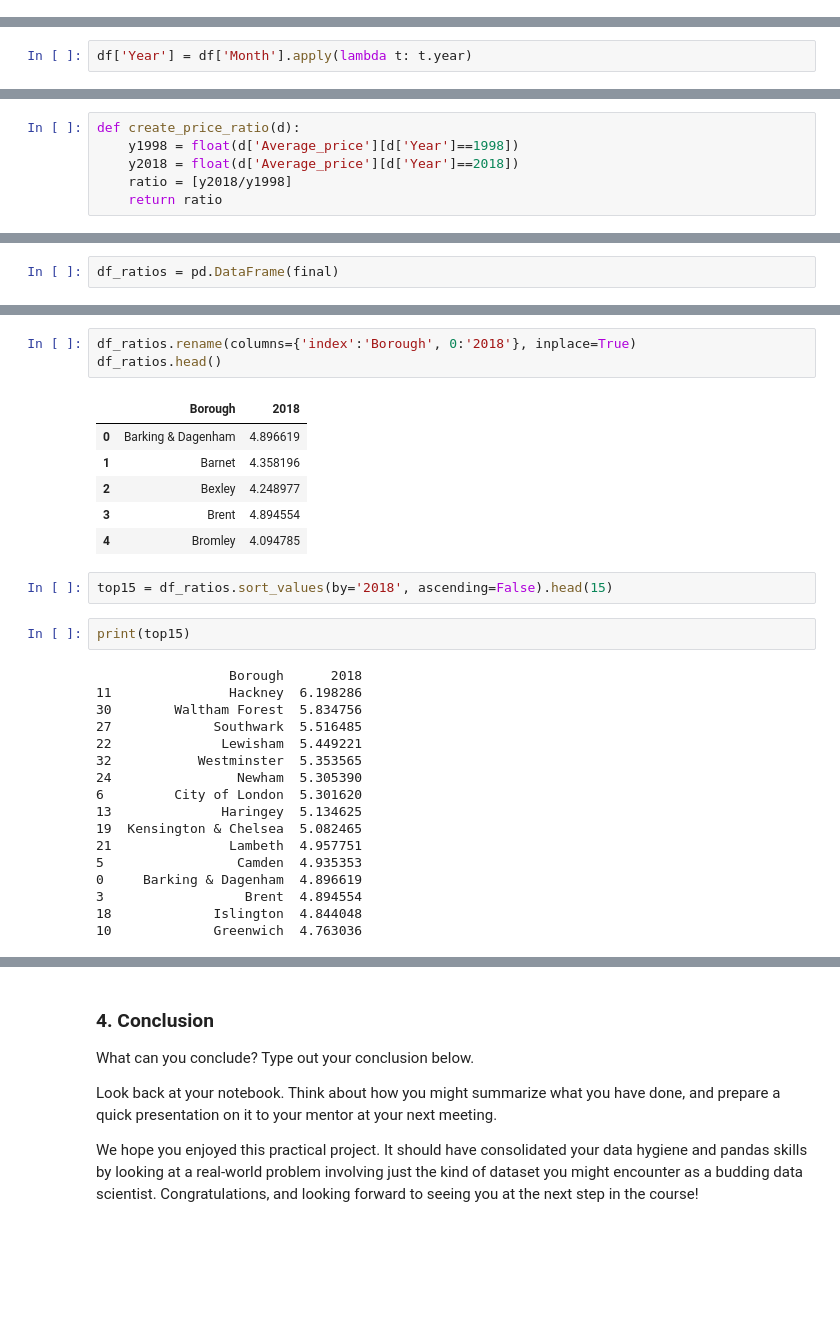
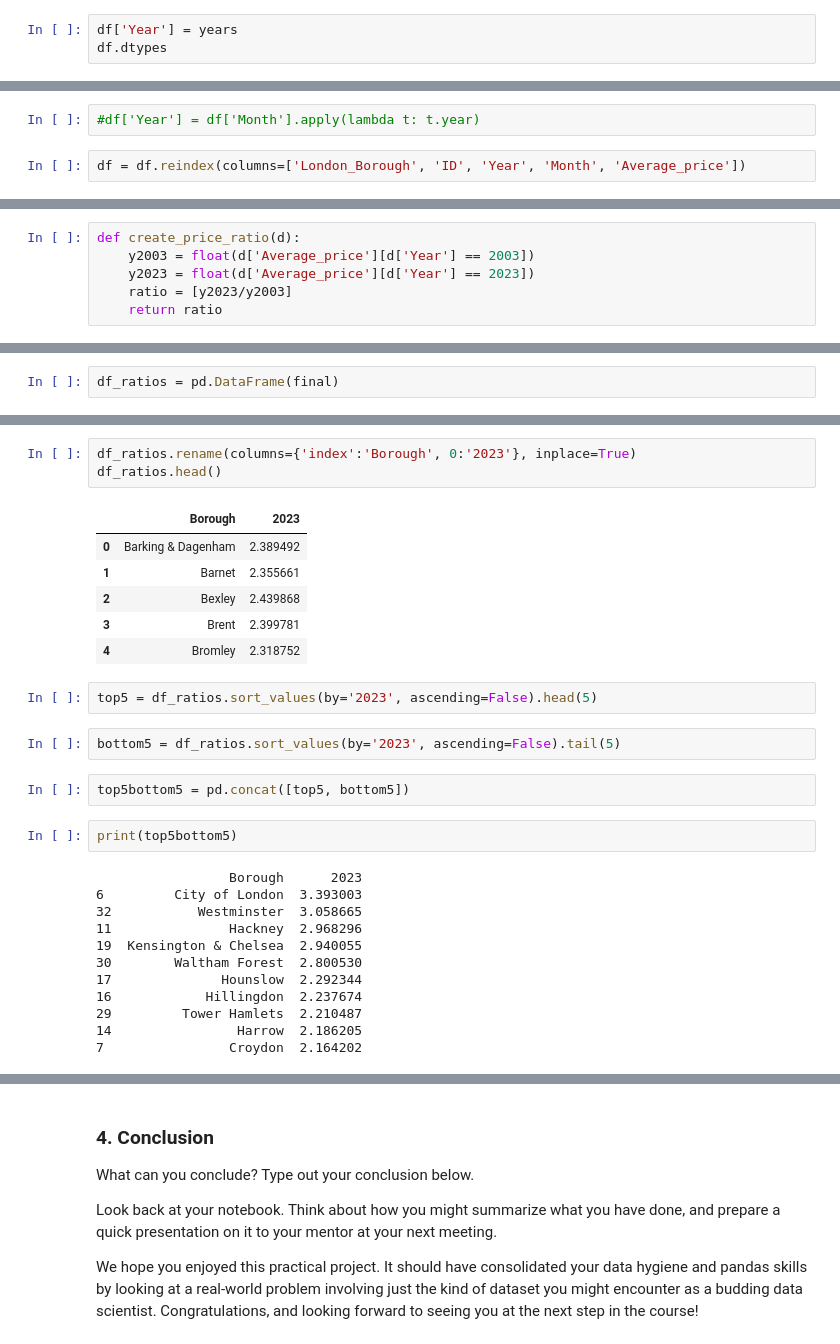
Before and after one commit to garrett-h-science/Springboard, a Jupyter notebook: Unit_4_Challenge_Tier_3.ipynb, the cells around one changed output, grey strips where cells are left out. Drawn from its saved outputs; the diff is of its cells as text; blank space fills up the shorter version.

```diff
--- a/Unit_4_Challenge_Tier_3.ipynb
+++ b/Unit_4_Challenge_Tier_3.ipynb
@@ -410,0 +434,3 @@ Whether you go ahead with this is up to you. Just so long as you answer our init
+# %%
+df['Year'] = years
+df.dtypes
@@ -411,5 +453,7 @@ Whether you go ahead with this is up to you. Just so long as you answer our init
 # %%
-df['Year'] = df['Month'].apply(lambda t: t.year)
+#df['Year'] = df['Month'].apply(lambda t: t.year)
+# %%
+df = df.reindex(columns=['London_Borough', 'ID', 'Year', 'Month', 'Average_price'])
 # %%
 df.head()
 # %% [output]
@@ -478,8 +522,8 @@ Bear in mind: you don't have to write a function like this if you don't want to.
 - Python Data Science Toolbox - Part One, all modules
 # %%
 def create_price_ratio(d):
-    y1998 = float(d['Average_price'][d['Year']==1998])
-    y2018 = float(d['Average_price'][d['Year']==2018])
-    ratio = [y2018/y1998]
+    y2003 = float(d['Average_price'][d['Year'] == 2003])
+    y2023 = float(d['Average_price'][d['Year'] == 2023])
+    ratio = [y2023/y2003]
     return ratio
 # %%
@@ -510,32 +584,31 @@ df_ratios.head()
 # %%
-df_ratios.rename(columns={'index':'Borough', 0:'2018'}, inplace=True)
+df_ratios.rename(columns={'index':'Borough', 0:'2023'}, inplace=True)
 df_ratios.head()
 # %% [output]
-|  | Borough | 2018 |
-| 0 | Barking & Dagenham | 4.896619 |
-| 1 | Barnet | 4.358196 |
-| 2 | Bexley | 4.248977 |
-| 3 | Brent | 4.894554 |
-| 4 | Bromley | 4.094785 |
+|  | Borough | 2023 |
+| 0 | Barking & Dagenham | 2.389492 |
+| 1 | Barnet | 2.355661 |
+| 2 | Bexley | 2.439868 |
+| 3 | Brent | 2.399781 |
+| 4 | Bromley | 2.318752 |
 # %%
-top15 = df_ratios.sort_values(by='2018', ascending=False).head(15)
+top5 = df_ratios.sort_values(by='2023', ascending=False).head(5)
+# %%
+bottom5 = df_ratios.sort_values(by='2023', ascending=False).tail(5)
+# %%
+top5bottom5 = pd.concat([top5, bottom5])
 # %%
-print(top15)
+print(top5bottom5)
 # %% [output]
-                 Borough      2018
-11               Hackney  6.198286
-30        Waltham Forest  5.834756
-27             Southwark  5.516485
-22              Lewisham  5.449221
-32           Westminster  5.353565
-24                Newham  5.305390
-6         City of London  5.301620
-13              Haringey  5.134625
-19  Kensington & Chelsea  5.082465
-21               Lambeth  4.957751
-5                 Camden  4.935353
-0     Barking & Dagenham  4.896619
-3                  Brent  4.894554
-18             Islington  4.844048
-10             Greenwich  4.763036
+                 Borough      2023
+6         City of London  3.393003
+32           Westminster  3.058665
+11               Hackney  2.968296
+19  Kensington & Chelsea  2.940055
+30        Waltham Forest  2.800530
+17              Hounslow  2.292344
+16            Hillingdon  2.237674
+29         Tower Hamlets  2.210487
+14                Harrow  2.186205
+7                Croydon  2.164202
 # %%
```
Also changed, not shown: parts of 42 cells of this notebook.
